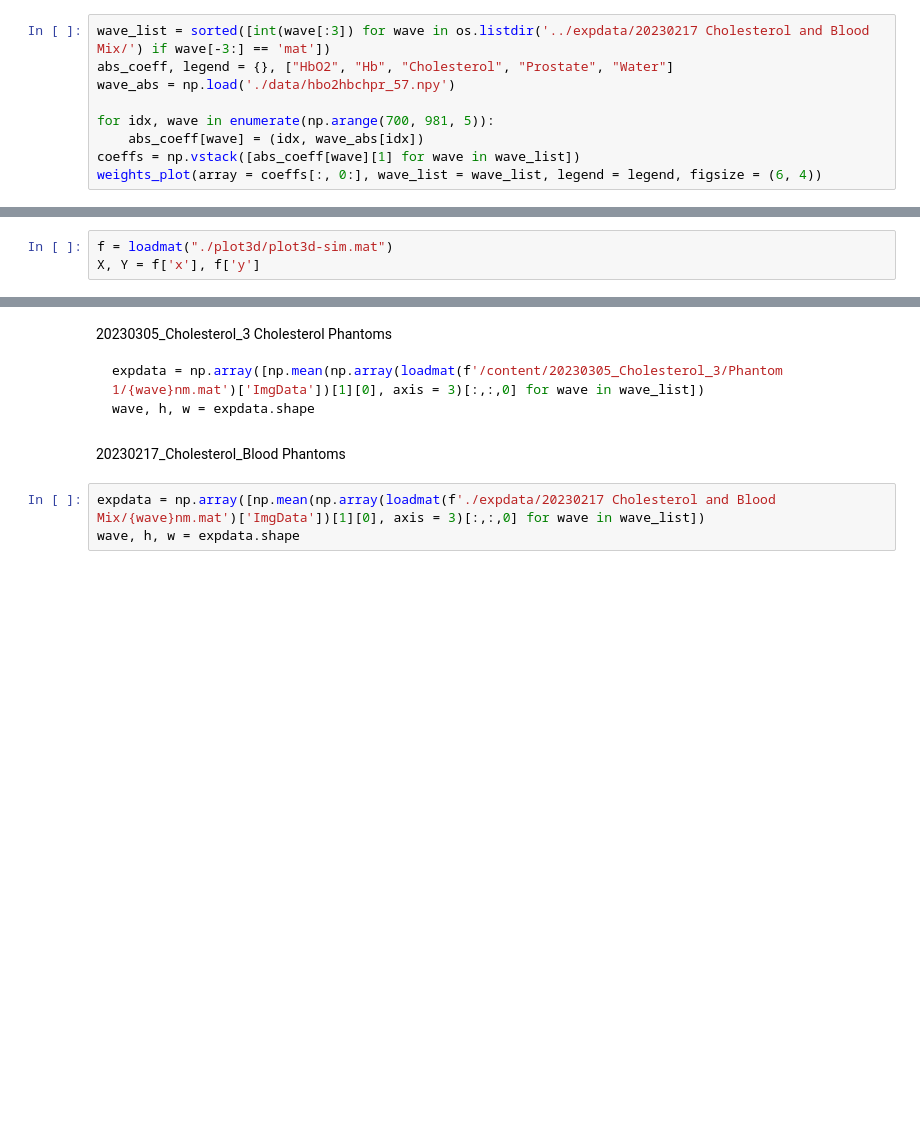
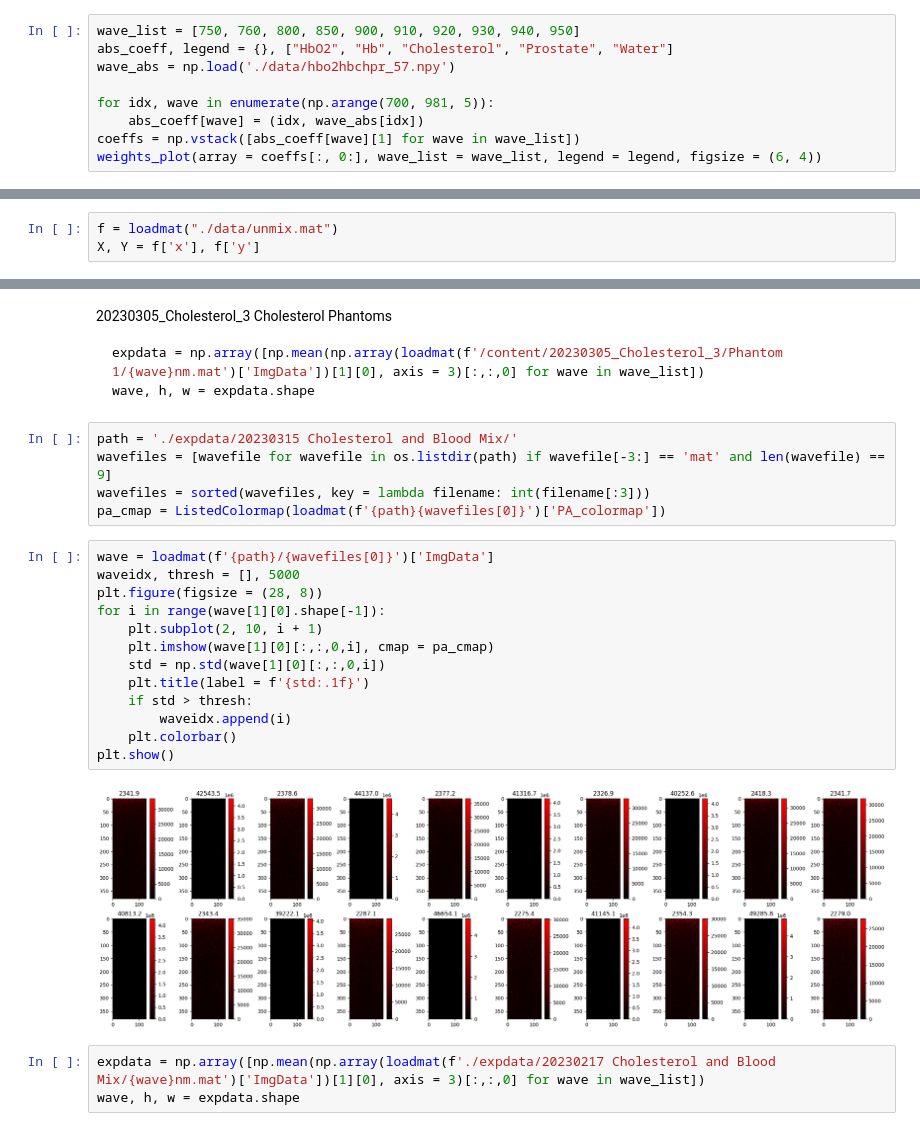
Before and after one commit to pramethg/unmixing, a Jupyter notebook: notebooks/Linear_and_ICA_Unmixing.ipynb, the cells around one changed output, grey strips where cells are left out. Saved outputs shown, nothing was run; the diff lists cells and outputs as text; blank space fills up the shorter version.

Commit message:
added phantom analysis and nnsae

````diff
--- a/notebooks/Linear_and_ICA_Unmixing.ipynb
+++ b/notebooks/Linear_and_ICA_Unmixing.ipynb
@@ -19,7 +23,7 @@ wave_list = sorted([int(wave[:3]) for wave in os.listdir('/20230305_Cholesterol_
 wave_list = sorted([int(wave[:3]) for wave in os.listdir('../expdata/20230217 Cholesterol and Blood Mix/') if wave[-3:] == 'mat'])
 ```
 # %%
-wave_list = sorted([int(wave[:3]) for wave in os.listdir('../expdata/20230217 Cholesterol and Blood Mix/') if wave[-3:] == 'mat'])
+wave_list = [750, 760, 800, 850, 900, 910, 920, 930, 940, 950]
 abs_coeff, legend = {}, ["HbO2", "Hb", "Cholesterol", "Prostate", "Water"]
 wave_abs = np.load('./data/hbo2hbchpr_57.npy')
 
@@ -30,7 +34,7 @@ weights_plot(array = coeffs[:, 0:], wave_list = wave_list, legend = legend, figs
 # %% [markdown]
 Linear Unmixing 29 Wavelengths: Step Size of 10 nm
 # %%
-f = loadmat("./plot3d/plot3d-sim.mat")
+f = loadmat("./data/unmix.mat")
 X, Y = f['x'], f['y']
 # %%
 depth = 25
@@ -96,8 +100,26 @@ plot_3d_multiple(Y*1000, X*1000, test_comps, title = legend[:3], cmap = 'jet', c
 expdata = np.array([np.mean(np.array(loadmat(f'/content/20230305_Cholesterol_3/Phantom 1/{wave}nm.mat')['ImgData'])[1][0], axis = 3)[:,:,0] for wave in wave_list])
 wave, h, w = expdata.shape
 ```
-# %% [markdown]
-20230217_Cholesterol_Blood Phantoms
+# %%
+path = './expdata/20230315 Cholesterol and Blood Mix/'
+wavefiles = [wavefile for wavefile in os.listdir(path) if wavefile[-3:] == 'mat' and len(wavefile) == 9]
+wavefiles = sorted(wavefiles, key = lambda filename: int(filename[:3]))
+pa_cmap = ListedColormap(loadmat(f'{path}{wavefiles[0]}')['PA_colormap'])
+# %%
+wave = loadmat(f'{path}/{wavefiles[0]}')['ImgData']
+waveidx, thresh = [], 5000
+plt.figure(figsize = (28, 8))
+for i in range(wave[1][0].shape[-1]):
+    plt.subplot(2, 10, i + 1)
+    plt.imshow(wave[1][0][:,:,0,i], cmap = pa_cmap)
+    std = np.std(wave[1][0][:,:,0,i])
+    plt.title(label = f'{std:.1f}')
+    if std > thresh:
+        waveidx.append(i)
+    plt.colorbar()
+plt.show()
+# %% [output]
+[figure, added]
 # %%
 expdata = np.array([np.mean(np.array(loadmat(f'./expdata/20230217 Cholesterol and Blood Mix/{wave}nm.mat')['ImgData'])[1][0], axis = 3)[:,:,0] for wave in wave_list])
 wave, h, w = expdata.shape
````
Also changed, not shown: parts of 2 cells of this notebook, 3 other files.
